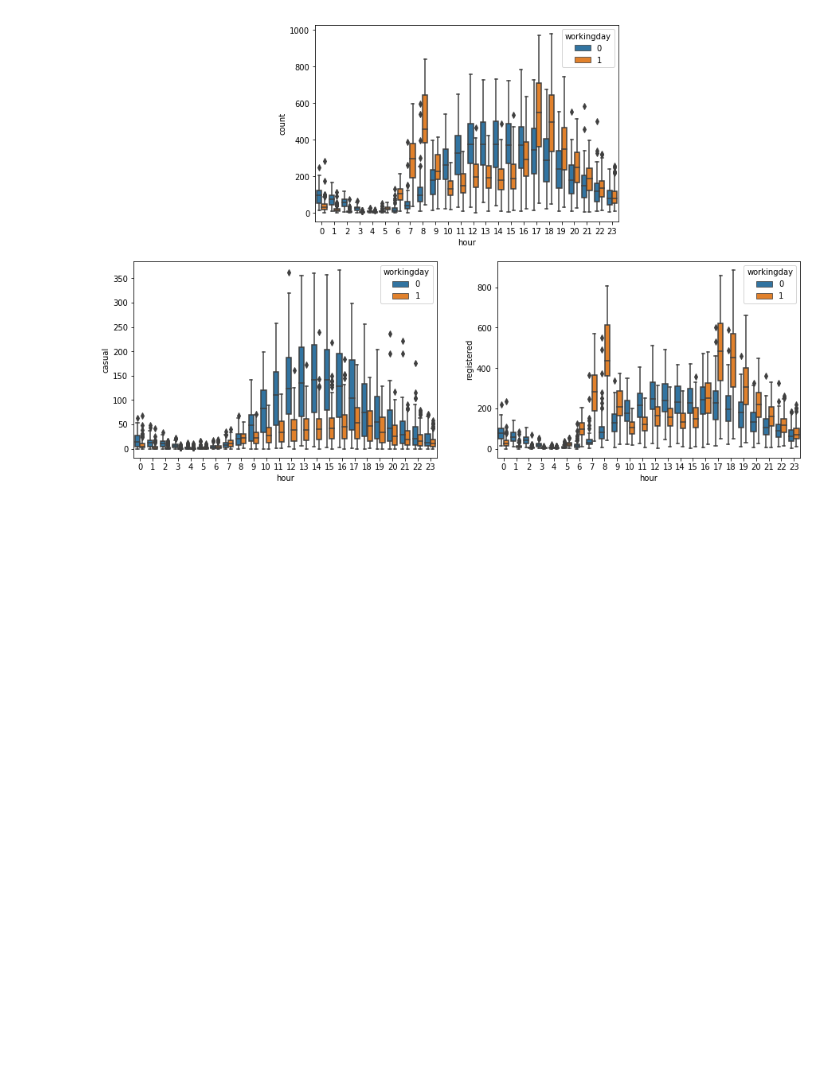
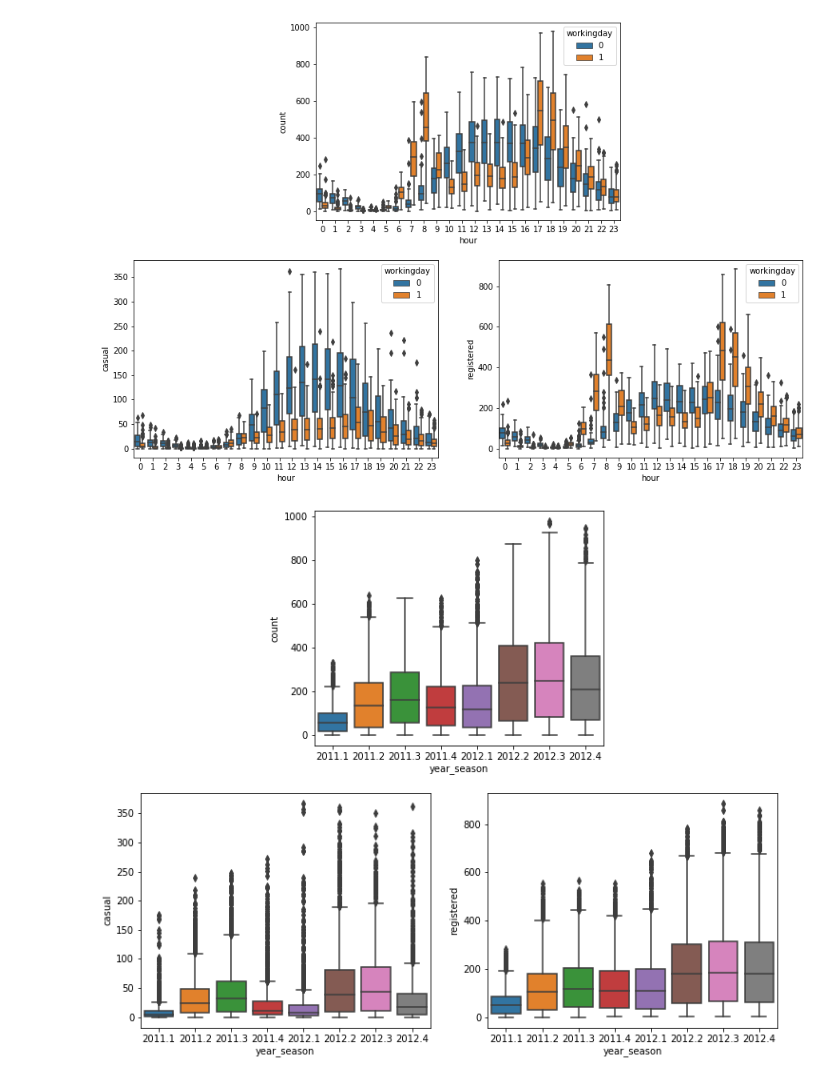
Before and after one commit to qinhanmin2014/kaggle-bike-sharing-demand, a Jupyter notebook: GBDT_RF.ipynb, the cells around one changed output. Saved outputs shown, nothing was run; the diff lists cells and outputs as text; code cells hidden in the pictures; blank space fills up the shorter version.

```diff
--- a/GBDT_RF.ipynb
+++ b/GBDT_RF.ipynb
@@ -79,6 +79,21 @@ sns.boxplot(x='hour', y='registered', hue='workingday', data=train)
 plt.show()
 # %% [output]
 [figure]
+# %%
+# new feature
+# combine year and season
+train['year_season'] = train_date.year + train.season / 10
+fig = plt.figure(figsize=(12, 10))
+gs1 = GridSpec(4, 4, fig, wspace=0.5, hspace=0.5)
+plt.subplot(gs1[:2, 1:3])
+sns.boxplot(x='year_season', y='count', data=train)
+plt.subplot(gs1[2:, :2])
+sns.boxplot(x='year_season', y='casual', data=train)
+plt.subplot(gs1[2:, 2:])
+sns.boxplot(x='year_season', y='registered', data=train)
+plt.show()
+# %% [output]
+[figure, added]
 # %%
 # new feature
 for df in [train, test]:
```
Also changed, not shown: parts of 13 cells of this notebook, 8 other files.
